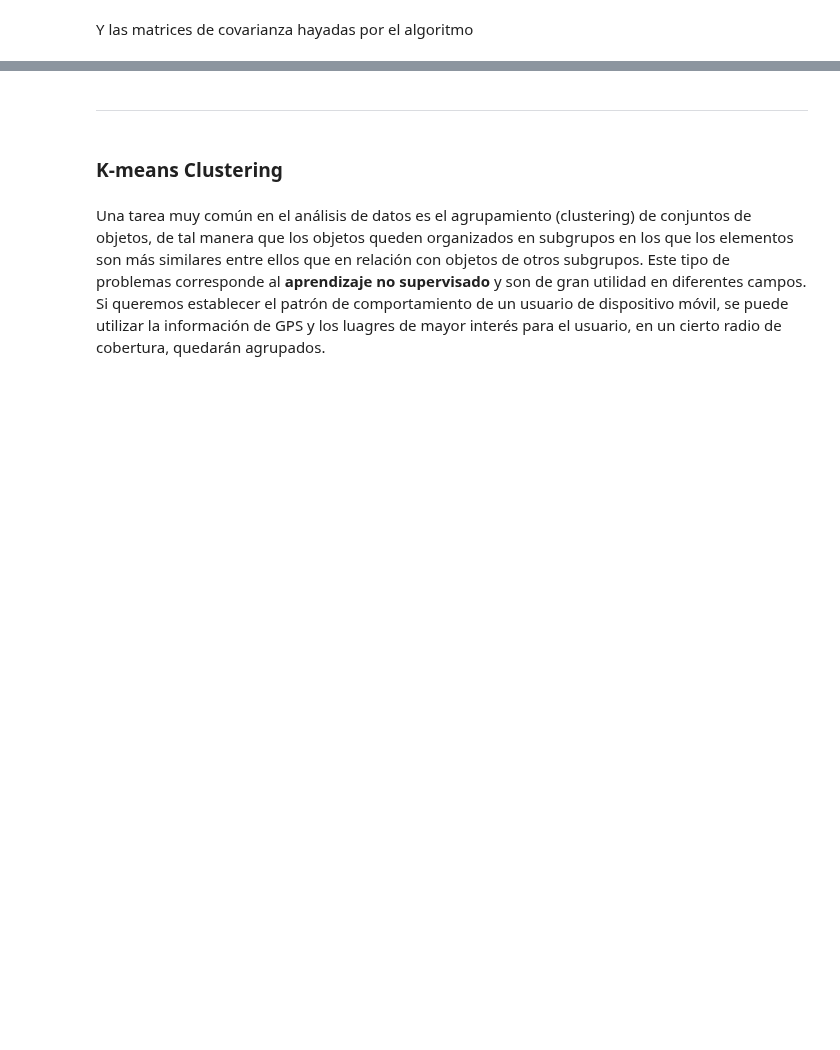
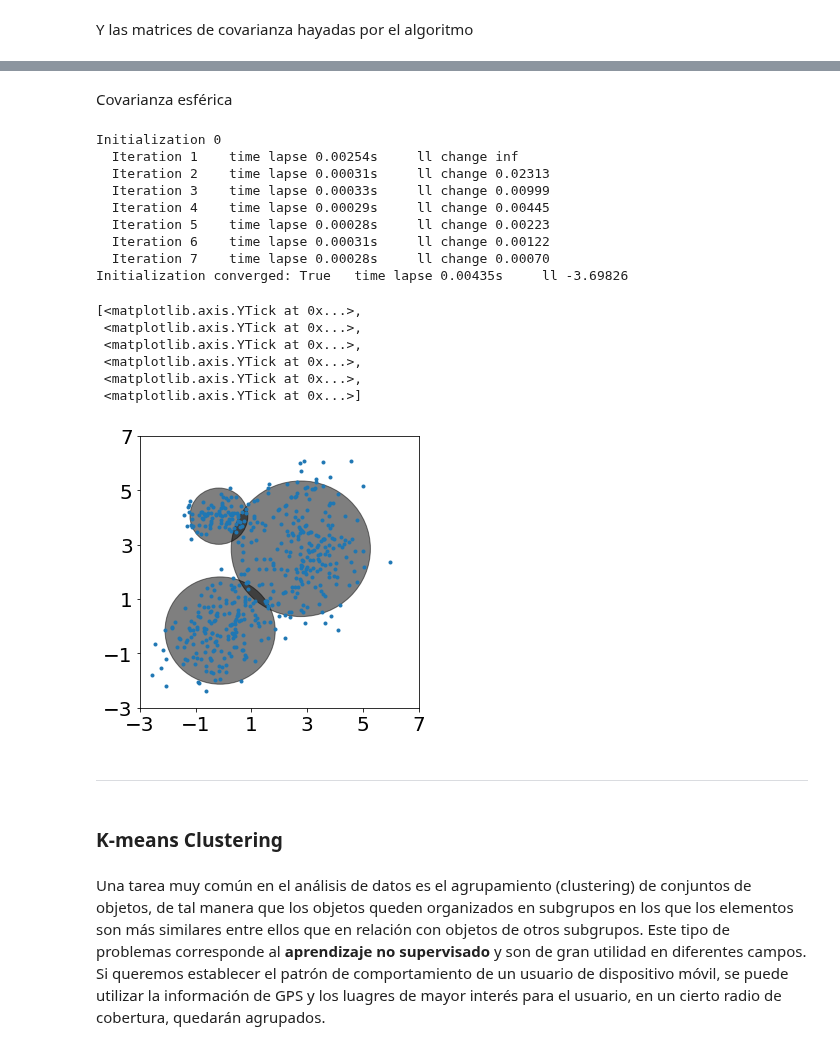
Before and after one commit to jdariasl/ML_IntroductoryCourse, a Jupyter notebook: Clase 04 - Modelos de Mezclas de Gausianas - Aprendizaje no supervisado.ipynb, the cells around one changed output, grey strips where cells are left out. Drawn from its saved outputs; the diff is of its cells as text; code cells hidden in the pictures; blank space fills up the shorter version.

```diff
--- a/Clase 04 - Modelos de Mezclas de Gausianas - Aprendizaje no supervisado.ipynb
+++ b/Clase 04 - Modelos de Mezclas de Gausianas - Aprendizaje no supervisado.ipynb
@@ -285,3 +339,36 @@ print cov_lst
+# %% [markdown]
+Covarianza esférica
+# %%
+#Expectation-Maximization of Mixture of Gaussians
+gmm = GaussianMixture(n_components=3, covariance_type='spherical', max_iter=100, verbose=2, verbose_interval=1)
+gmm.fit(X)
+fig, ax = plt.subplots(figsize=(5,5))
+ax = plt.subplot(111)
+ax.plot(X[:,0], X[:,1], '.')
+
+for i in range(3):
+    plot_ellipse(ax,gmm.means_[i,:],np.identity(2)* gmm.covariances_[i])
+ax.set_xlim(-3, 7)
+ax.set_ylim(-3, 7)
+ax.set_xticks(np.arange(-3,8,2))
+ax.set_yticks(np.arange(-3,8,2))
+# %% [output]
+Initialization 0
+  Iteration 1    time lapse 0.00254s     ll change inf
+  Iteration 2    time lapse 0.00031s     ll change 0.02313
+  Iteration 3    time lapse 0.00033s     ll change 0.00999
+  Iteration 4    time lapse 0.00029s     ll change 0.00445
+  Iteration 5    time lapse 0.00028s     ll change 0.00223
+  Iteration 6    time lapse 0.00031s     ll change 0.00122
+  Iteration 7    time lapse 0.00028s     ll change 0.00070
+Initialization converged: True   time lapse 0.00435s     ll -3.69826
+[<matplotlib.axis.YTick at 0x...>,
+ <matplotlib.axis.YTick at 0x...>,
+ <matplotlib.axis.YTick at 0x...>,
+ <matplotlib.axis.YTick at 0x...>,
+ <matplotlib.axis.YTick at 0x...>,
+ <matplotlib.axis.YTick at 0x...>]
+[figure, added]
 # %% [markdown]
 -------------------------------------------------------------------------------------------------------------------------------
 # %% [markdown]
```
Also changed, not shown: parts of 19 cells of this notebook, 3 other files.
